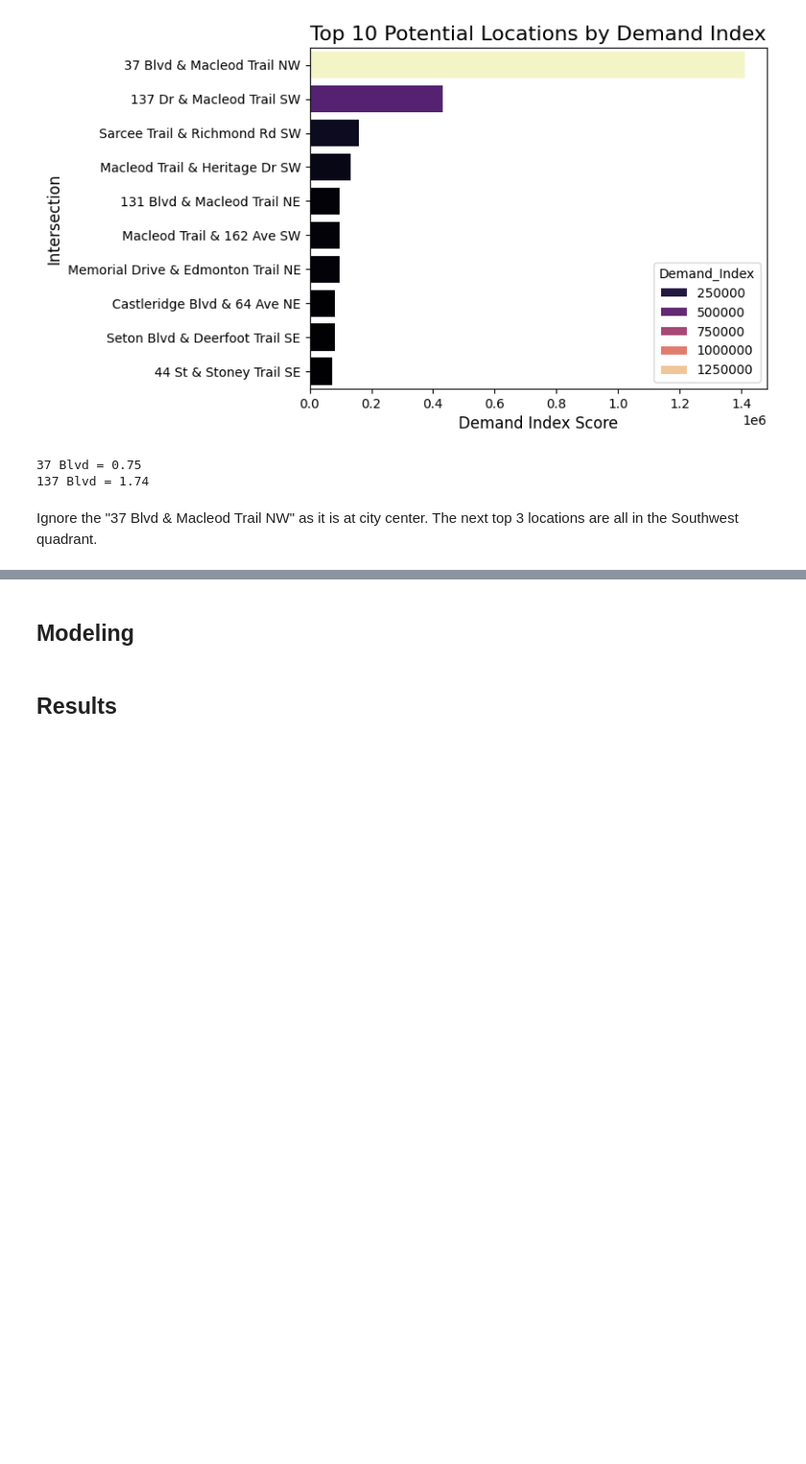
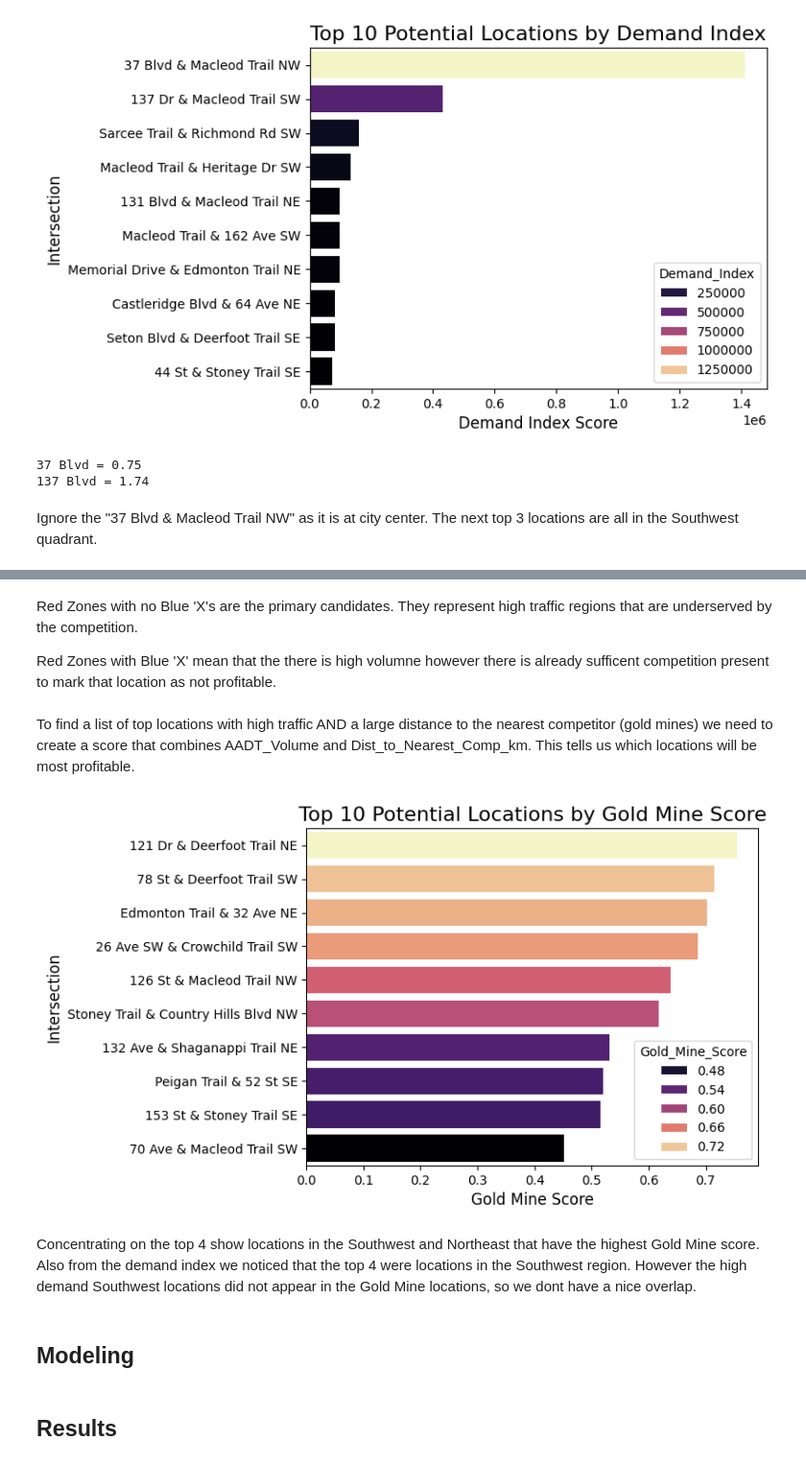
Before and after one commit to ctatlah/ai-carwash, a Jupyter notebook: carwash.ipynb, the cells around one changed output, grey strips where cells are left out. Shown at 96% size. Saved outputs shown, nothing was run; the diff lists cells and outputs as text; code cells hidden in the pictures; blank space fills up the shorter version.

```diff
--- a/carwash.ipynb
+++ b/carwash.ipynb
@@ -367,3 +424,33 @@ Ignore the "37 Blvd & Macleod Trail NW" as it is at city center. The next top 3
+# %% [markdown]
+Red Zones with no Blue 'X's are the primary candidates. They represent high traffic regions that are underserved by the competition.
+
+Red Zones with Blue 'X' mean that the there is high volumne however there is already sufficent competition present to mark that location as not profitable.
+# %% [markdown]
+To find a list of top locations with high traffic AND a large distance to the nearest competitor (gold mines) we need to create a score that combines AADT_Volume and Dist_to_Nearest_Comp_km. This tells us which locations will be most profitable.
+# %%
+# Use MinMaxScaler to normalize both Traffic and Distance to range from 0 to 1
+scaler = MinMaxScaler()
+demand_df[['norm_AADT', 'norm_Dist']] = scaler.fit_transform(
+    demand_df[['AADT_Volume', 'Dist_to_Nearest_Comp_km']])
+
+# Multiply them: a high score requires BOTH high traffic and high isolation
+demand_df['Gold_Mine_Score'] = demand_df['norm_AADT'] * demand_df['norm_Dist']
+
+# Sort and identify the top locations
+df_gold_mines = demand_df.sort_values(by='Gold_Mine_Score', ascending=False)
+df_gold_mines[['Street_Intersection', 'AADT_Volume', 'Dist_to_Nearest_Comp_km', 'Gold_Mine_Score']].head(10)
+
+# Visualize
+sns.barplot(data=df_gold_mines.head(10), x='Gold_Mine_Score', y='Street_Intersection', hue='Gold_Mine_Score', palette='magma')
+plt.title('Top 10 Potential Locations by Gold Mine Score', fontsize=16)
+plt.xlabel('Gold Mine Score', fontsize=12)
+plt.ylabel('Intersection', fontsize=12)
+plt.show()
+plt.close()
+# %% [output]
+[figure, added]
+# %% [markdown]
+Concentrating on the top 4 show locations in the Southwest and Northeast that have the highest Gold Mine score. Also from the demand index we noticed that the top 4 were locations in the Southwest region. However the high demand Southwest locations did not appear in the Gold Mine locations, so we dont have a nice overlap.
 # %% [markdown]
 ## Modeling
 # %% [markdown]
```
Also changed, not shown: parts of 4 cells of this notebook.
